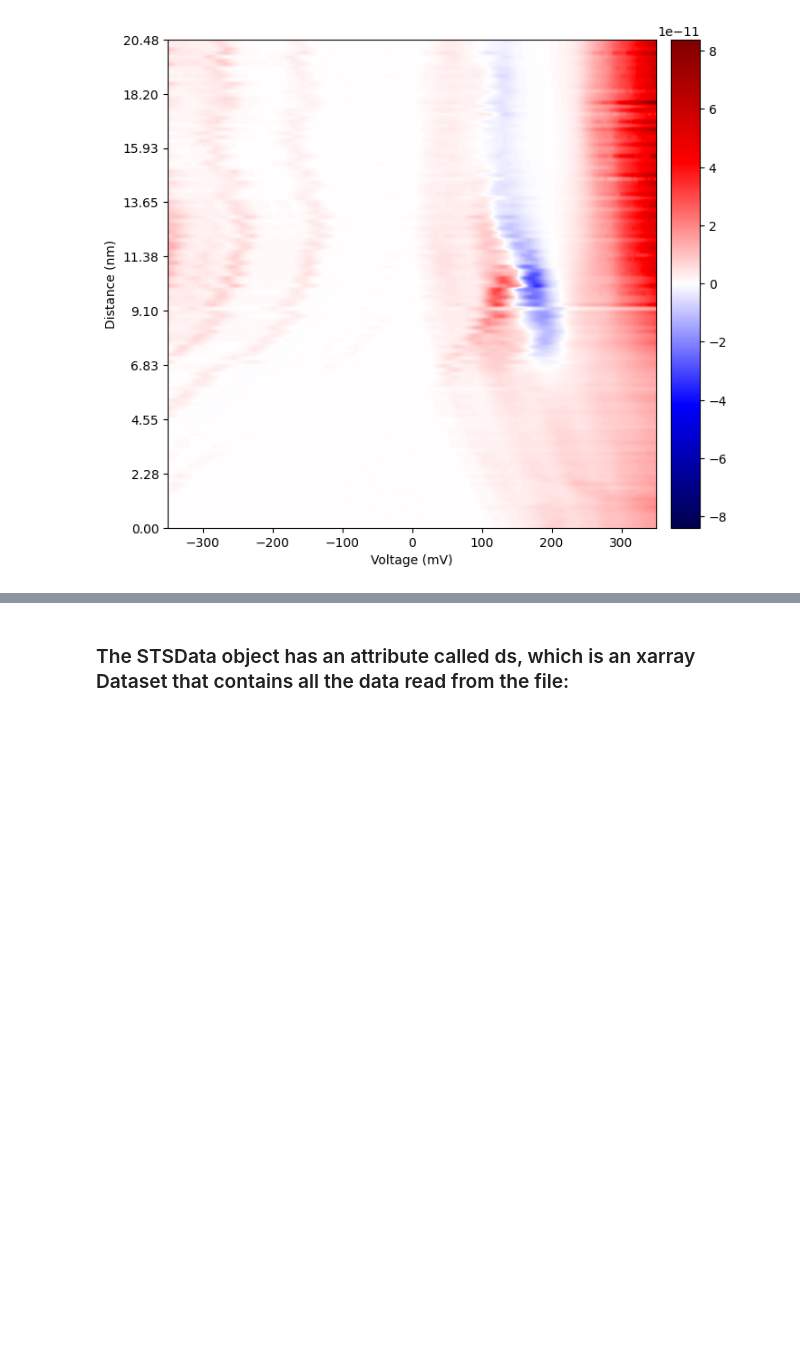
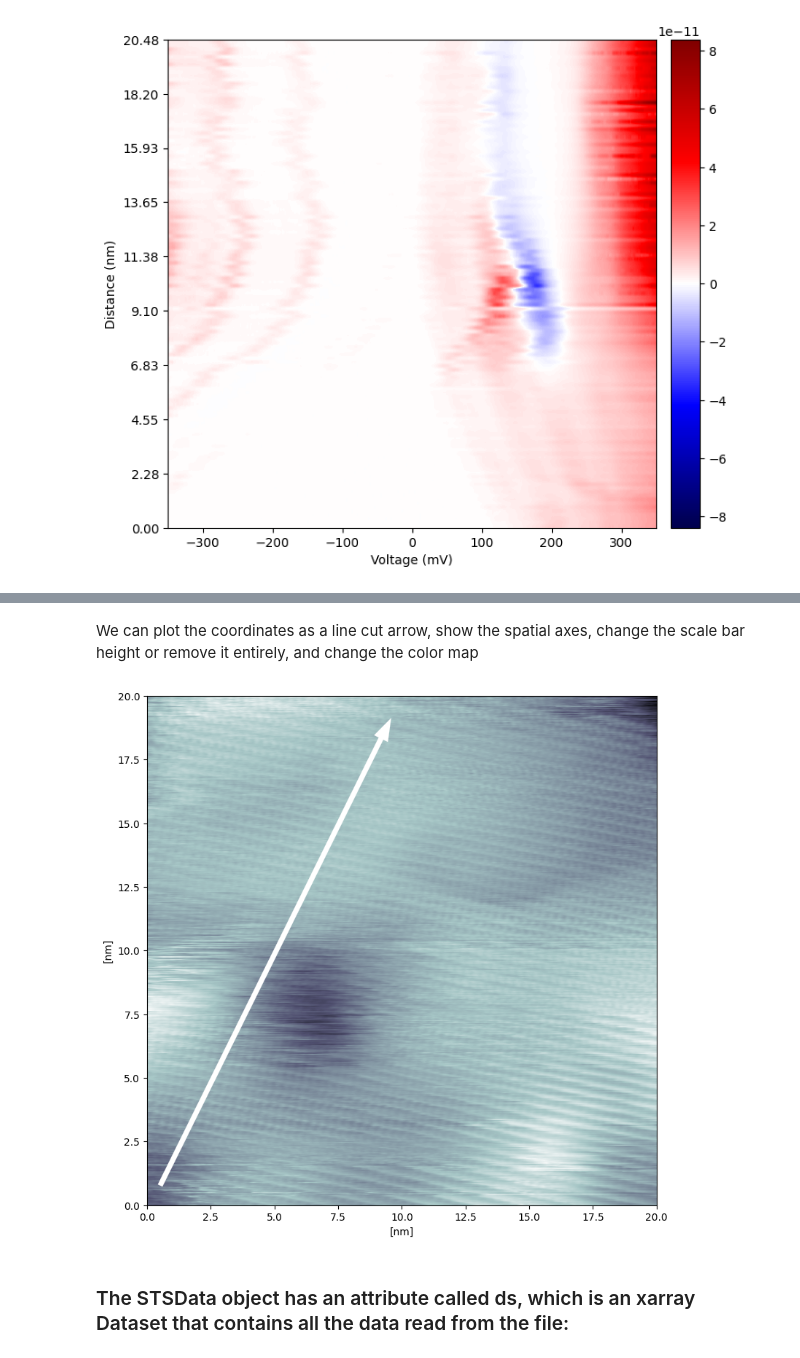
Before and after one commit to HollenLab/spmlab, a Jupyter notebook: example/tutorial.ipynb, the cells around one changed output, grey strips where cells are left out. Saved outputs shown, nothing was run; the diff lists cells and outputs as text; code cells hidden in the pictures; blank space fills up the shorter version.

```diff
--- a/example/tutorial.ipynb
+++ b/example/tutorial.ipynb
@@ -85,3 +94,12 @@ fig, ax, cb = sts.matrix(as_linecut=True, norm=CenteredNorm(), cmap=plt.cm.seism
+# %% [markdown]
+We can plot the coordinates as a line cut arrow, show the spatial axes, change the scale bar height or remove it entirely, and change the color map
+# %%
+from spmlab.formats import sm4
+
+sts = sm4.read(r"data\BP 10K_2023_09_22_13_33_51_229.sm4")
+fig, ax = sts.coordinates(arrow=True, show_axis=True, show_scalebar=False, cmap='bone')
+# %% [output]
+[figure, added]
 # %% [markdown]
 ### The STSData object has an attribute called ds, which is an xarray Dataset that contains all the data read from the file:
 # %%
```
Also changed, not shown: parts of 7 cells of this notebook, 9 other files.
